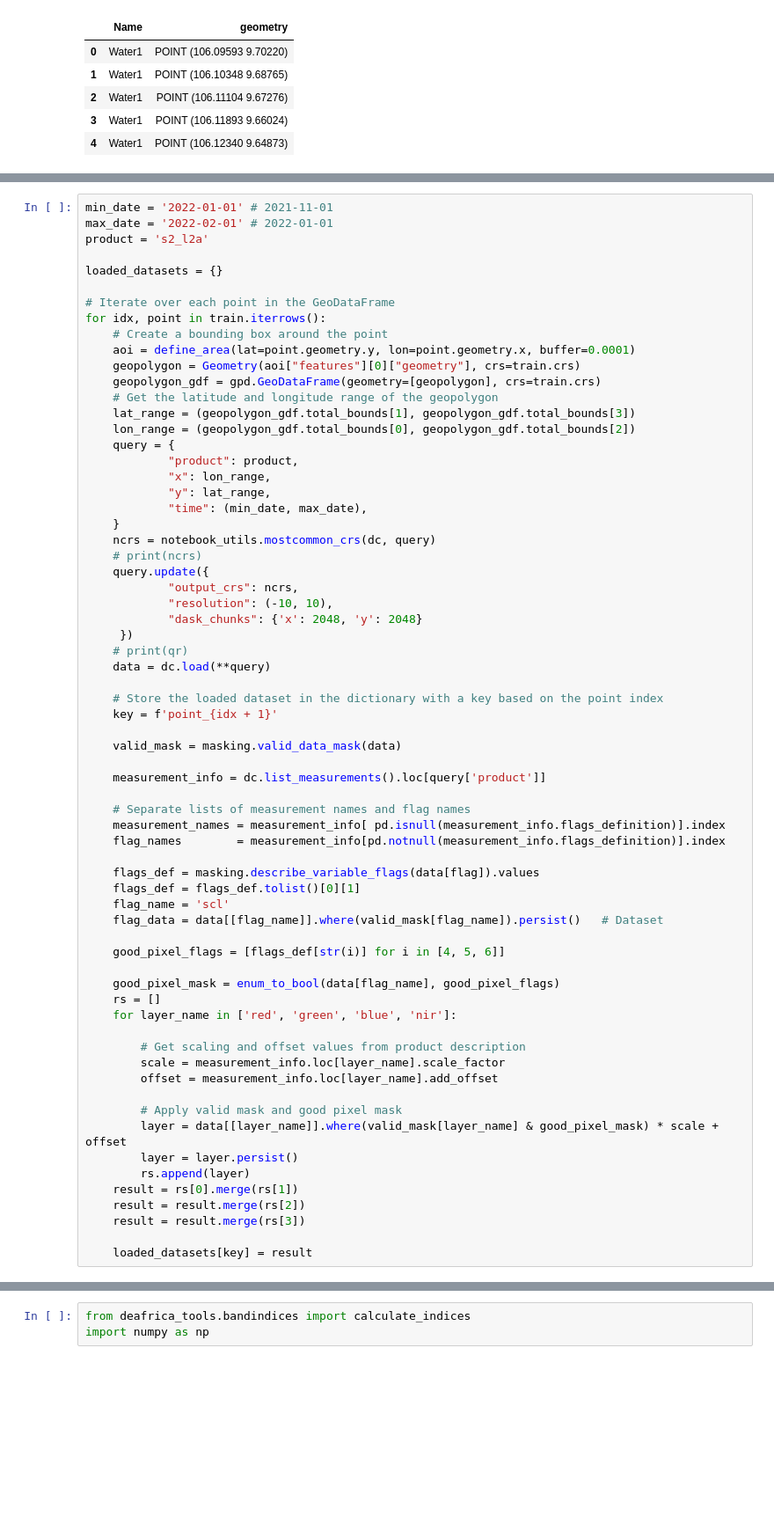
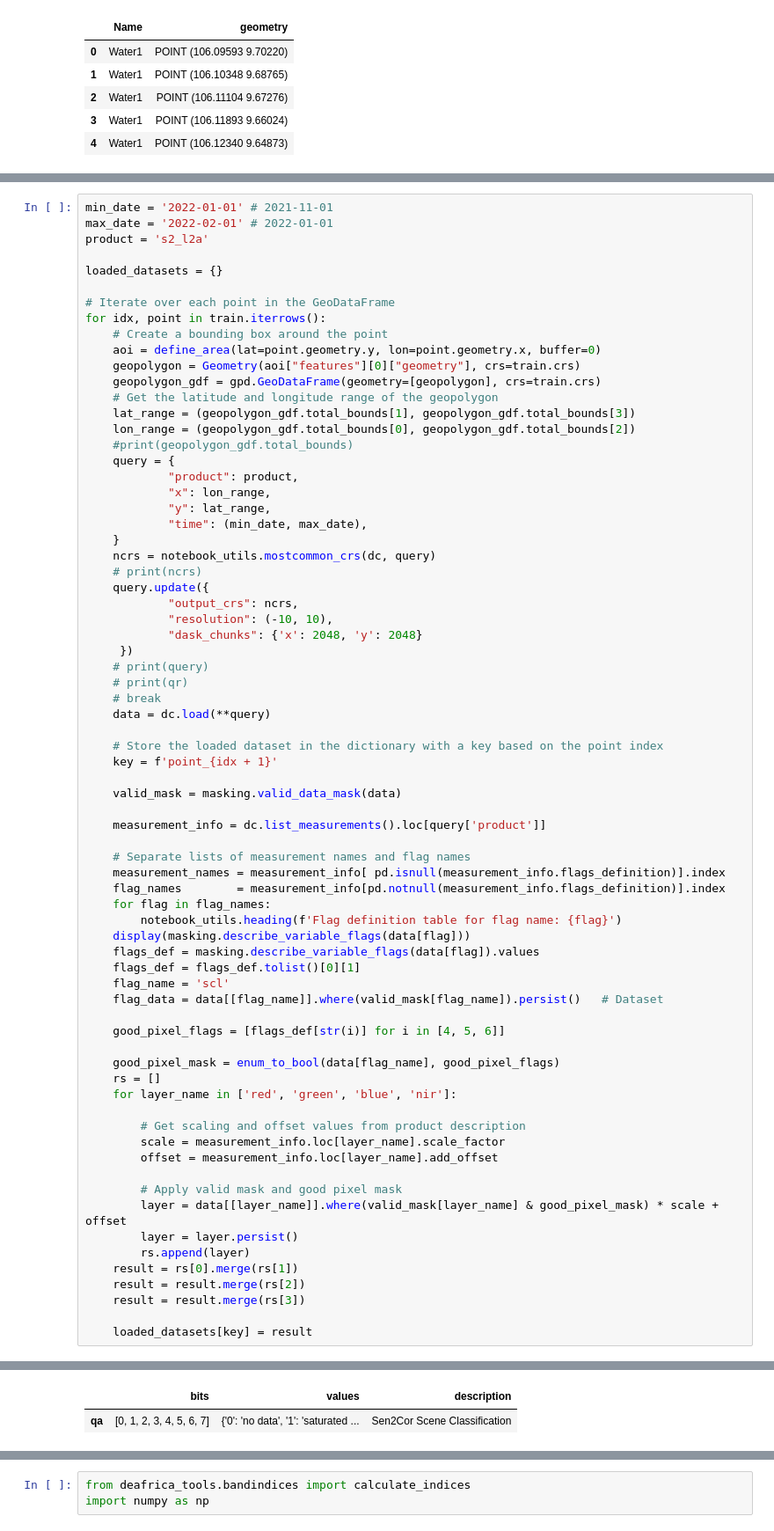
Before and after one commit to nghiadang0312/CSIROBoeingPhase4-Vietnam, a Jupyter notebook: NDVI_train.ipynb, the cells around one changed output, grey strips where cells are left out. Shown at 88% size. Cells and saved outputs as stored; diff of their text form; blank space fills up the shorter version.

```diff
--- a/NDVI_train.ipynb
+++ b/NDVI_train.ipynb
@@ -156,12 +152,13 @@ loaded_datasets = {}
 # Iterate over each point in the GeoDataFrame
 for idx, point in train.iterrows():
     # Create a bounding box around the point
-    aoi = define_area(lat=point.geometry.y, lon=point.geometry.x, buffer=0.0001)
+    aoi = define_area(lat=point.geometry.y, lon=point.geometry.x, buffer=0)
     geopolygon = Geometry(aoi["features"][0]["geometry"], crs=train.crs)
     geopolygon_gdf = gpd.GeoDataFrame(geometry=[geopolygon], crs=train.crs)
     # Get the latitude and longitude range of the geopolygon
     lat_range = (geopolygon_gdf.total_bounds[1], geopolygon_gdf.total_bounds[3])
     lon_range = (geopolygon_gdf.total_bounds[0], geopolygon_gdf.total_bounds[2])
+    #print(geopolygon_gdf.total_bounds)
     query = {
             "product": product,
             "x": lon_range,
@@ -175,7 +172,9 @@ for idx, point in train.iterrows():
             "resolution": (-10, 10),
             "dask_chunks": {'x': 2048, 'y': 2048}
      })
+    # print(query)
     # print(qr)
+    # break
     data = dc.load(**query)
 
     # Store the loaded dataset in the dictionary with a key based on the point index
@@ -188,7 +187,9 @@ for idx, point in train.iterrows():
     # Separate lists of measurement names and flag names
     measurement_names = measurement_info[ pd.isnull(measurement_info.flags_definition)].index
     flag_names        = measurement_info[pd.notnull(measurement_info.flags_definition)].index
-
+    for flag in flag_names:
+        notebook_utils.heading(f'Flag definition table for flag name: {flag}')
+    display(masking.describe_variable_flags(data[flag]))
     flags_def = masking.describe_variable_flags(data[flag]).values
     flags_def = flags_def.tolist()[0][1]
     flag_name = 'scl'
@@ -216,0 +219,2 @@ for idx, point in train.iterrows():
+|  | bits | values | description |
+| qa | [0, 1, 2, 3, 4, 5, 6, 7] | {'0': 'no data', '1': 'saturated ... | Sen2Cor Scene Classification |
```
Also changed, not shown: parts of 34 cells of this notebook.
